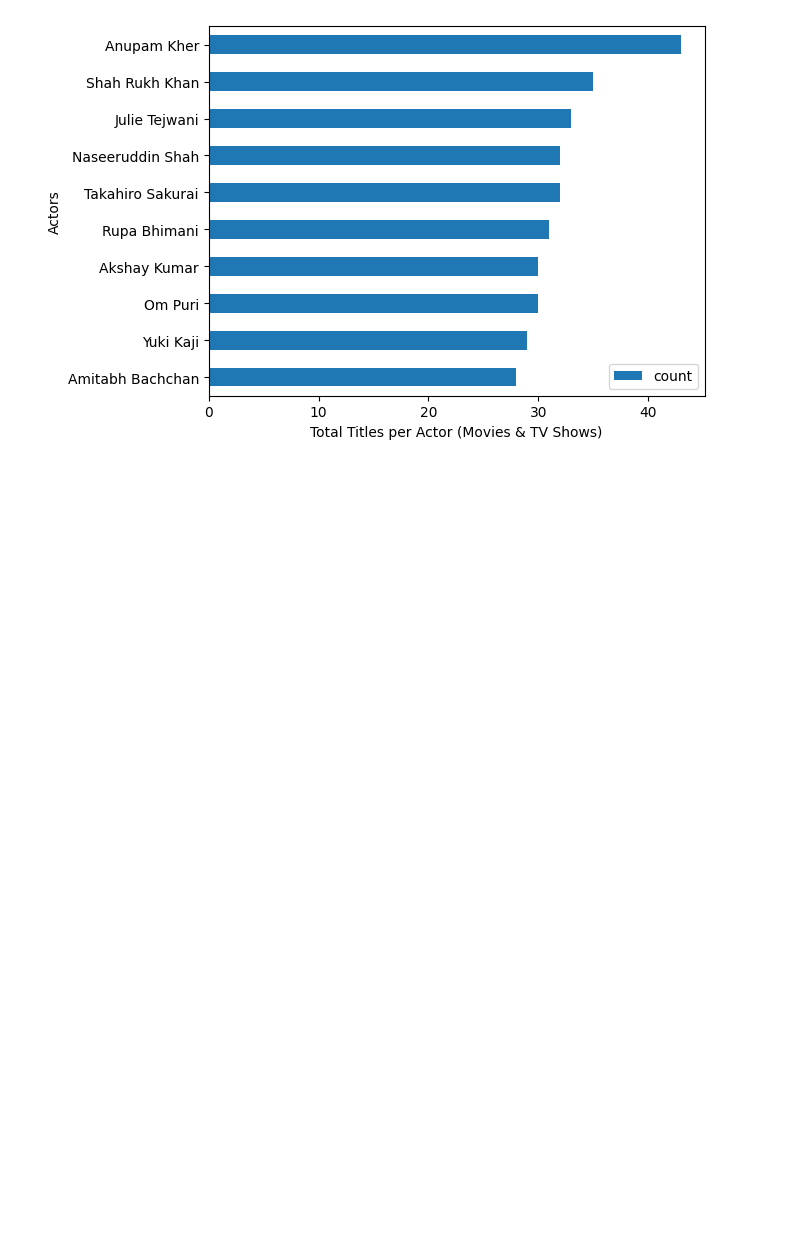
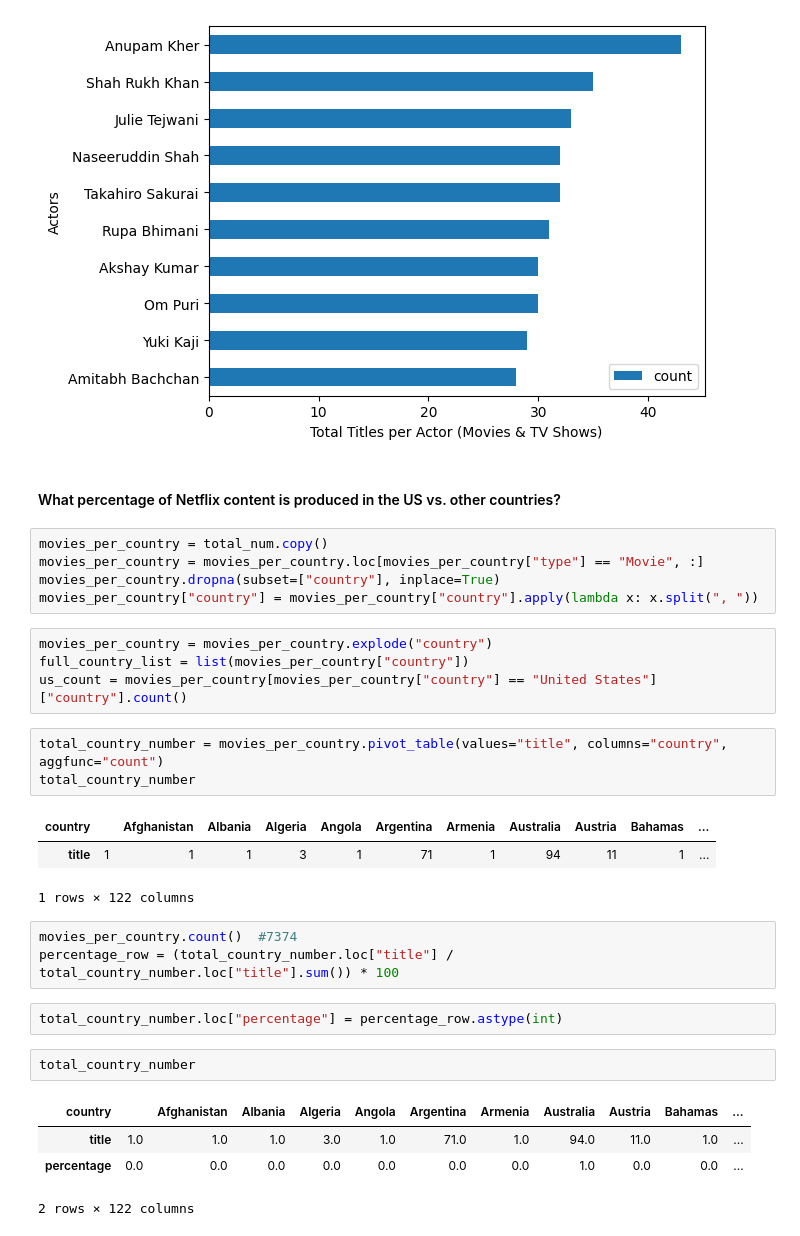
Before and after one commit to HamzahFayad/netflix-insights, a Jupyter notebook: netflix_data_analysis.ipynb, the cells around one changed output. Saved outputs shown, nothing was run; the diff lists cells and outputs as text; blank space fills up the shorter version.

```diff
--- a/netflix_data_analysis.ipynb
+++ b/netflix_data_analysis.ipynb
@@ -219,3 +221,33 @@ plt.legend()
 plt.show()
 # %% [output]
 [figure]
+# %% [markdown]
+#### What percentage of Netflix content is produced in the US vs. other countries?
+# %%
+movies_per_country = total_num.copy()
+movies_per_country = movies_per_country.loc[movies_per_country["type"] == "Movie", :]
+movies_per_country.dropna(subset=["country"], inplace=True)
+movies_per_country["country"] = movies_per_country["country"].apply(lambda x: x.split(", "))
+# %%
+movies_per_country = movies_per_country.explode("country")
+full_country_list = list(movies_per_country["country"])
+us_count = movies_per_country[movies_per_country["country"] == "United States"]["country"].count()
+# %%
+total_country_number = movies_per_country.pivot_table(values="title", columns="country", aggfunc="count")
+total_country_number
+# %% [output]
+| country |  | Afghanistan | Albania | Algeria | Angola | Argentina | Armenia | Australia | Austria | Bahamas | ... |
+| title | 1 | 1 | 1 | 3 | 1 | 71 | 1 | 94 | 11 | 1 | ... |
+1 rows × 122 columns
+# %%
+movies_per_country.count()  #7374
+percentage_row = (total_country_number.loc["title"] / total_country_number.loc["title"].sum()) * 100
+# %%
+total_country_number.loc["percentage"] = percentage_row.astype(int)
+# %%
+total_country_number
+# %% [output]
+| country |  | Afghanistan | Albania | Algeria | Angola | Argentina | Armenia | Australia | Austria | Bahamas | ... |
+| title | 1.0 | 1.0 | 1.0 | 3.0 | 1.0 | 71.0 | 1.0 | 94.0 | 11.0 | 1.0 | ... |
+| percentage | 0.0 | 0.0 | 0.0 | 0.0 | 0.0 | 0.0 | 0.0 | 1.0 | 0.0 | 0.0 | ... |
+2 rows × 122 columns
```
Also changed, not shown: parts of 4 cells of this notebook, 1 other file.
